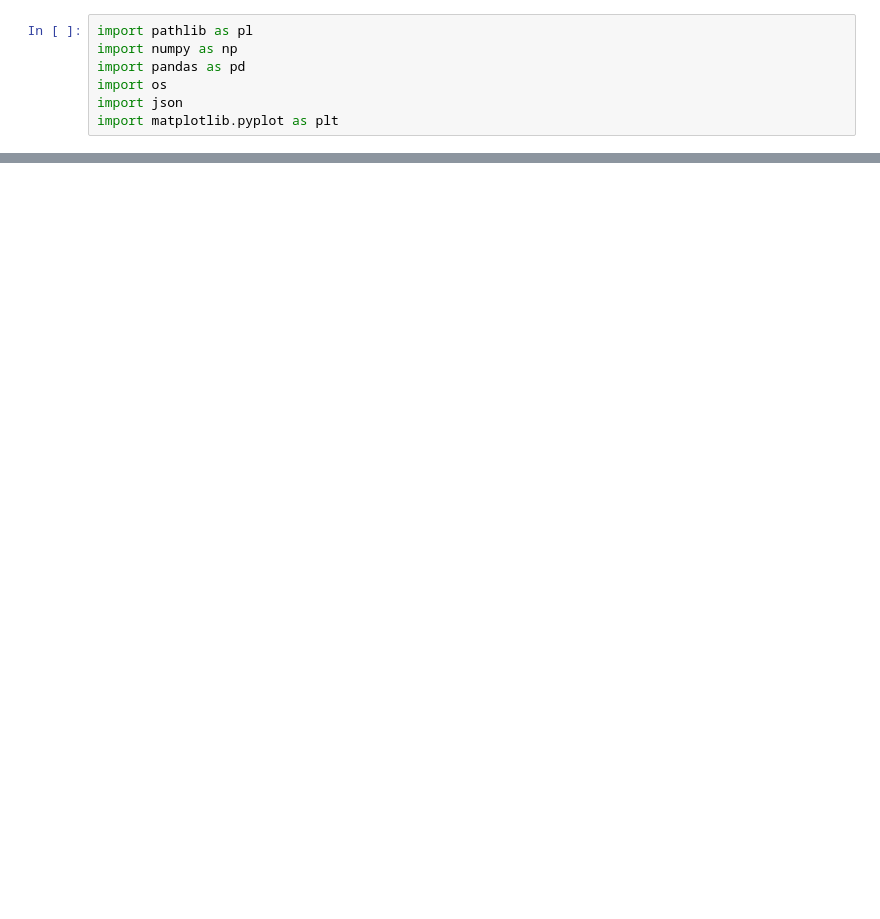
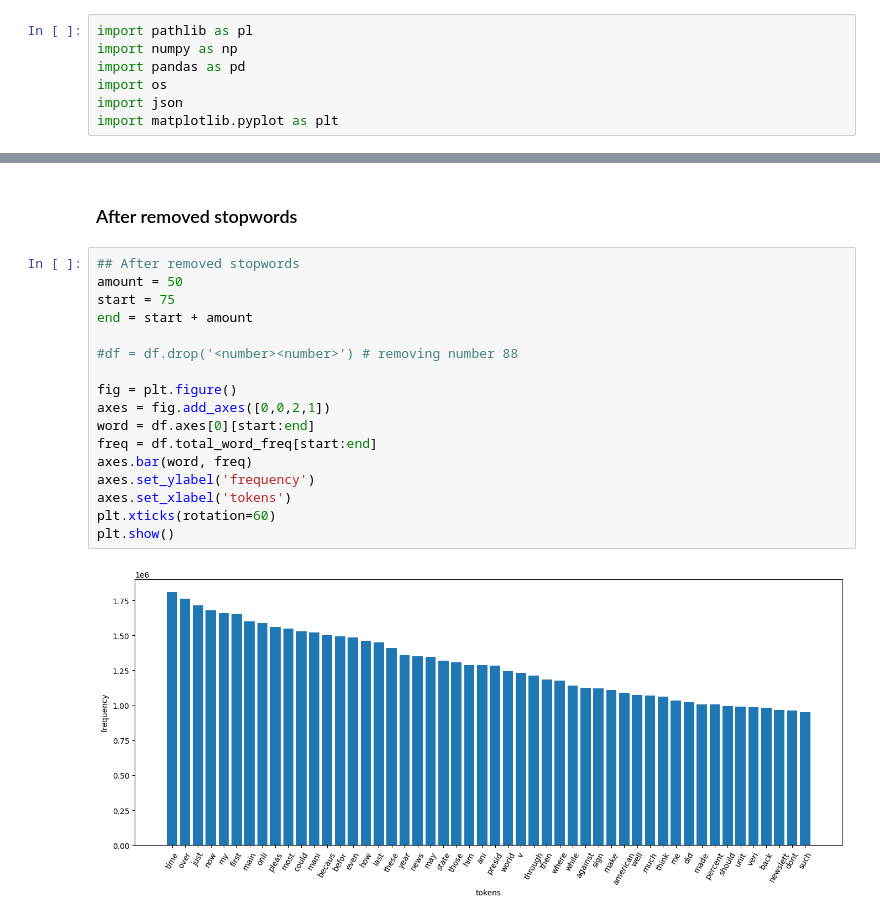
Before and after one commit to vicjuhl/fake-news, a Jupyter notebook: src/word_article_statistics.ipynb, the cells around one changed output, grey strips where cells are left out. Saved outputs shown, nothing was run; the diff lists cells and outputs as text; blank space fills up the shorter version.

```diff
--- a/src/word_article_statistics.ipynb
+++ b/src/word_article_statistics.ipynb
@@ -69,3 +108,24 @@ df[:30]
+# %% [markdown]
+### After removed stopwords
+# %%
+## After removed stopwords
+amount = 50
+start = 75
+end = start + amount
+
+#df = df.drop('<number><number>') # removing number 88
+
+fig = plt.figure()
+axes = fig.add_axes([0,0,2,1])
+word = df.axes[0][start:end]
+freq = df.total_word_freq[start:end]
+axes.bar(word, freq)
+axes.set_ylabel('frequency')
+axes.set_xlabel('tokens')
+plt.xticks(rotation=60)
+plt.show()
+# %% [output]
+[figure, added]
 # %%
 amount_ = 400
 start_ = 0
```
Also changed, not shown: parts of 13 cells of this notebook, 1 other file.
